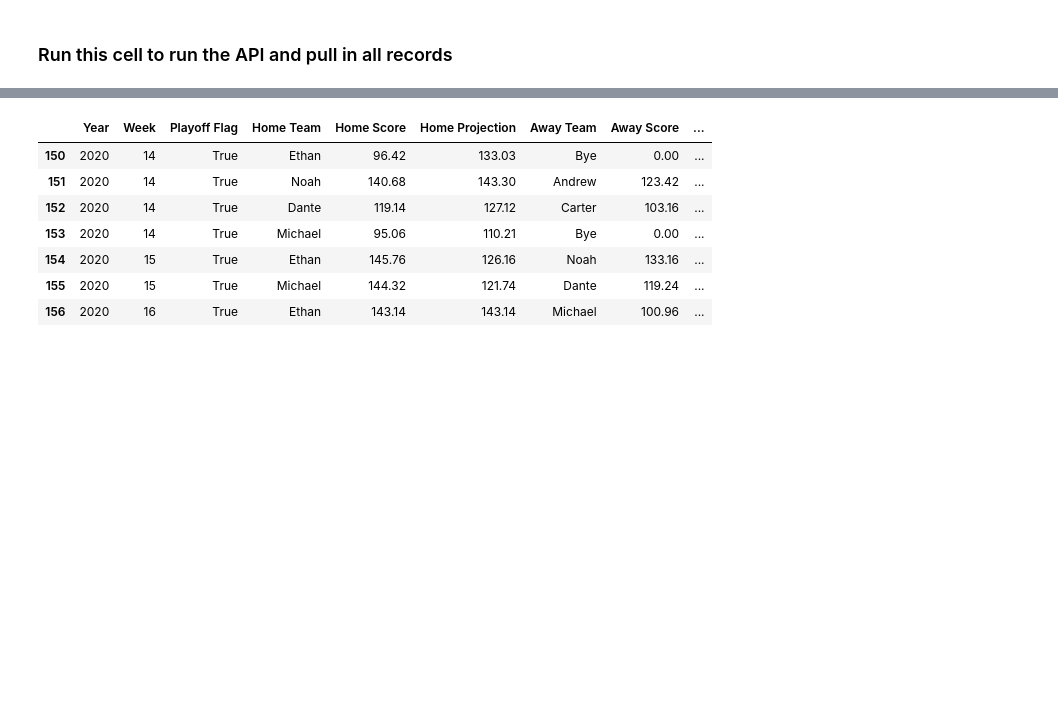
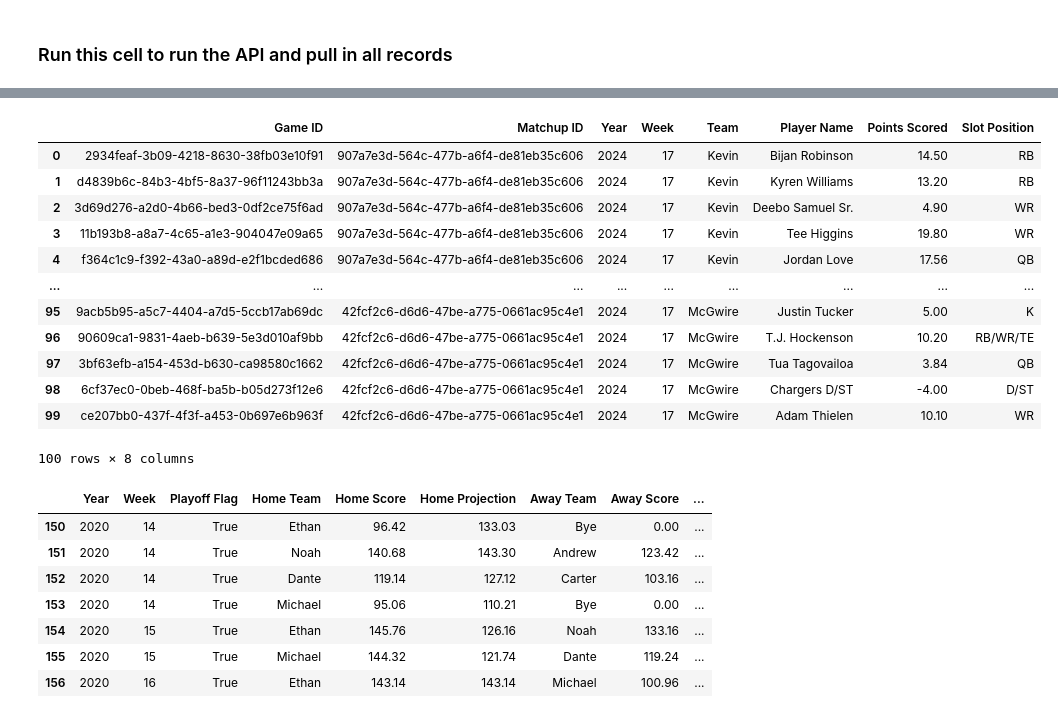
Before and after one commit to serdarevichar8/fantasy-football-website, a Jupyter notebook: fantasy-football-data.ipynb, the cells around one changed output, grey strips where cells are left out. Saved outputs shown, nothing was run; the diff lists cells and outputs as text; code cells hidden in the pictures; blank space fills up the shorter version.

```diff
--- a/fantasy-football-data.ipynb
+++ b/fantasy-football-data.ipynb
@@ -69,3 +71,36 @@ df = pd.DataFrame({
         'Away Score':away_scores,
         'Away Projection':away_projs
     })
+# %%
+leagues = []
+matchups = []
+
+for year in range(2019,2025):
+    league = League(league_id=league_id, year=year, espn_s2=espn_s2, swid=swid)
+    leagues.append(
+        {
+            'Year':year,
+            'League':league
+        }
+    )
+
+    season_length = 17
+    if year in [2019,2020]:
+        season_length = 16
+
+    for week in range(1,season_length + 1):
+        box_scores = league.box_scores(week)
+        matchups.append(
+            {
+                'Year':year,
+                'Week':week,
+                'Box Scores':box_scores
+            }
+        )
+
+        time.sleep(3)
+
+data = {
+    'Leagues':leagues,
+    'Box Scores':matchups
+}
@@ -72,3 +278,19 @@ df = pd.DataFrame({
+# %%
+test_player
+# %% [output]
+|  | Game ID | Matchup ID | Year | Week | Team | Player Name | Points Scored | Slot Position |
+| 0 | 2934feaf-3b09-4218-8630-38fb03e10f91 | 907a7e3d-564c-477b-a6f4-de81eb35c606 | 2024 | 17 | Kevin | Bijan Robinson | 14.50 | RB |
+| 1 | d4839b6c-84b3-4bf5-8a37-96f11243bb3a | 907a7e3d-564c-477b-a6f4-de81eb35c606 | 2024 | 17 | Kevin | Kyren Williams | 13.20 | RB |
+| 2 | 3d69d276-a2d0-4b66-bed3-0df2ce75f6ad | 907a7e3d-564c-477b-a6f4-de81eb35c606 | 2024 | 17 | Kevin | Deebo Samuel Sr. | 4.90 | WR |
+| 3 | 11b193b8-a8a7-4c65-a1e3-904047e09a65 | 907a7e3d-564c-477b-a6f4-de81eb35c606 | 2024 | 17 | Kevin | Tee Higgins | 19.80 | WR |
+| 4 | f364c1c9-f392-43a0-a89d-e2f1bcded686 | 907a7e3d-564c-477b-a6f4-de81eb35c606 | 2024 | 17 | Kevin | Jordan Love | 17.56 | QB |
+| ... | ... | ... | ... | ... | ... | ... | ... | ... |
+| 95 | 9acb5b95-a5c7-4404-a7d5-5ccb17ab69dc | 42fcf2c6-d6d6-47be-a775-0661ac95c4e1 | 2024 | 17 | McGwire | Justin Tucker | 5.00 | K |
+| 96 | 90609ca1-9831-4aeb-b639-5e3d010af9bb | 42fcf2c6-d6d6-47be-a775-0661ac95c4e1 | 2024 | 17 | McGwire | T.J. Hockenson | 10.20 | RB/WR/TE |
+| 97 | 3bf63efb-a154-453d-b630-ca98580c1662 | 42fcf2c6-d6d6-47be-a775-0661ac95c4e1 | 2024 | 17 | McGwire | Tua Tagovailoa | 3.84 | QB |
+| 98 | 6cf37ec0-0beb-468f-ba5b-b05d273f12e6 | 42fcf2c6-d6d6-47be-a775-0661ac95c4e1 | 2024 | 17 | McGwire | Chargers D/ST | -4.00 | D/ST |
+| 99 | ce207bb0-437f-4f3f-a453-0b697e6b963f | 42fcf2c6-d6d6-47be-a775-0661ac95c4e1 | 2024 | 17 | McGwire | Adam Thielen | 10.10 | WR |
+100 rows × 8 columns
 # %%
 df.loc[(df['Playoff Flag']) & (df['Year'] == 2020)]
 # %% [output]
```
Also changed, not shown: parts of 15 cells of this notebook, 4 other files.
